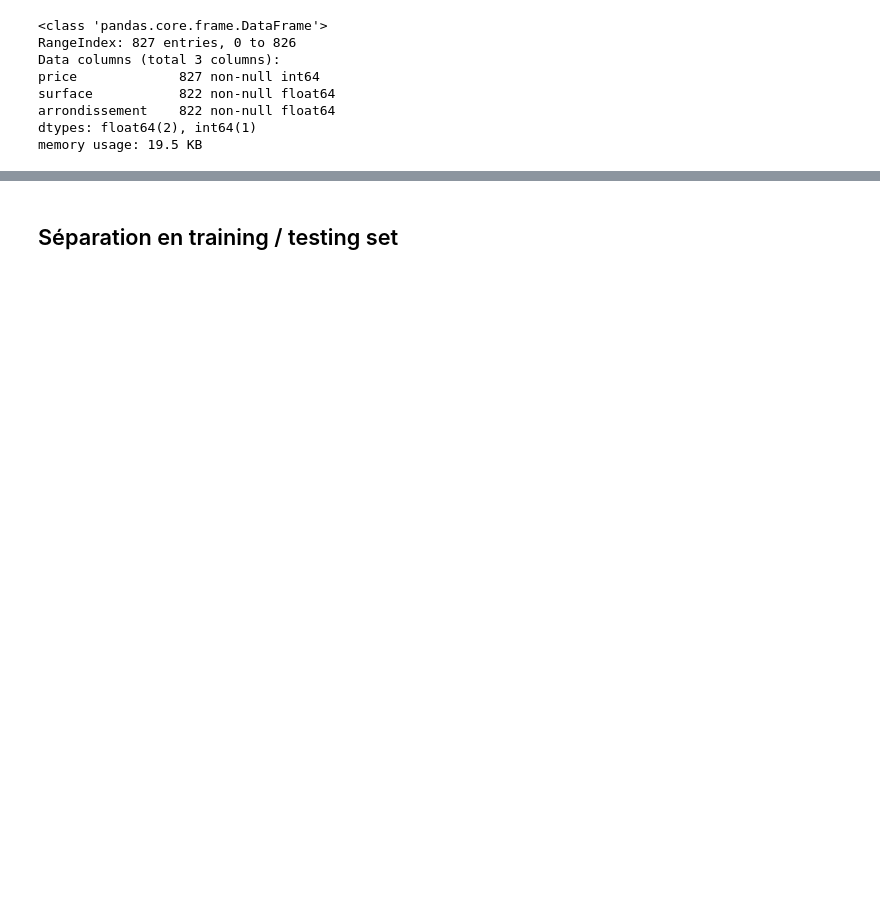
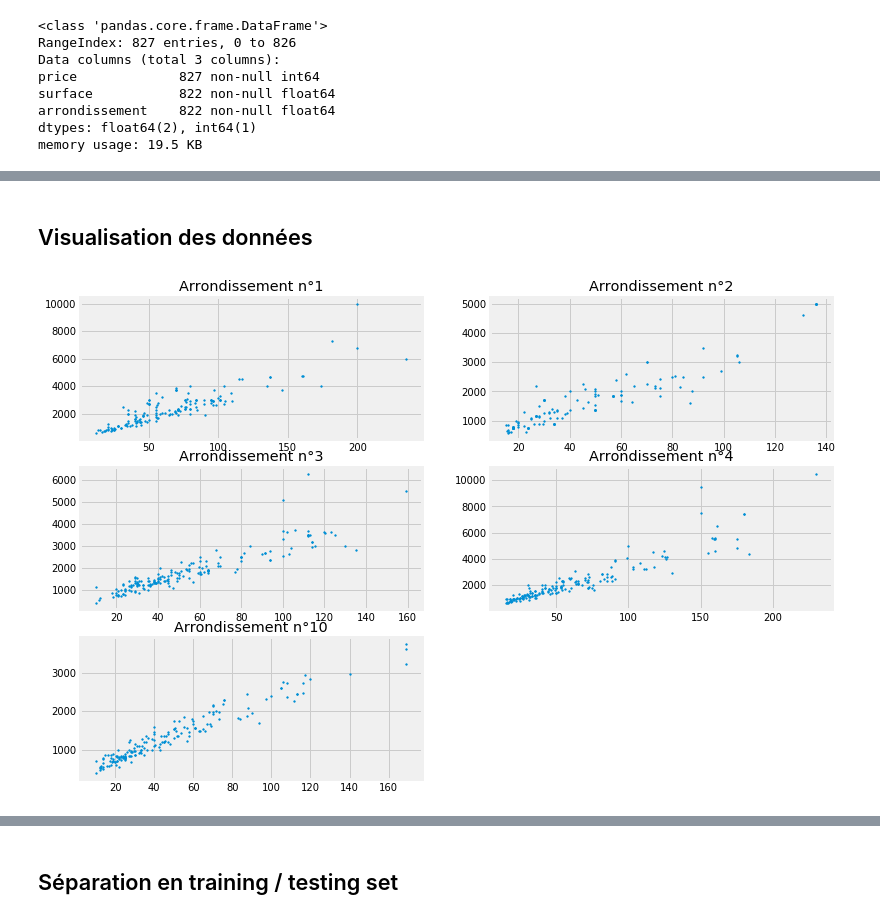
Before and after one commit to obrunet/OCR-projets, a Jupyter notebook: 2.5.prediction_loyer.ipynb, the cells around one changed output, grey strips where cells are left out. Saved outputs shown, nothing was run; the diff lists cells and outputs as text; code cells hidden in the pictures; blank space fills up the shorter version.

```diff
--- a/2.5.prediction_loyer.ipynb
+++ b/2.5.prediction_loyer.ipynb
@@ -60,0 +83,13 @@ house_data = house_data[(house_data['price'] < 20000) & (house_data['surface'] <
+# %% [markdown]
+## Visualisation des données
+# %%
+# visualisation par arrondissmeent
+fig = plt.figure(figsize=(12,12))
+i = 0
+for arr in house_data['arrondissement'].unique():
+    i += 1
+    mydata = house_data[house_data.arrondissement == arr]
+    fig.add_subplot(4,2,i).set_title('Arrondissement n°{}'.format(int(arr)))
+    plt.scatter(mydata.surface, mydata.price, s=3)
+# %% [output]
+[figure, added]
```
Also changed, not shown: parts of 40 cells of this notebook.
